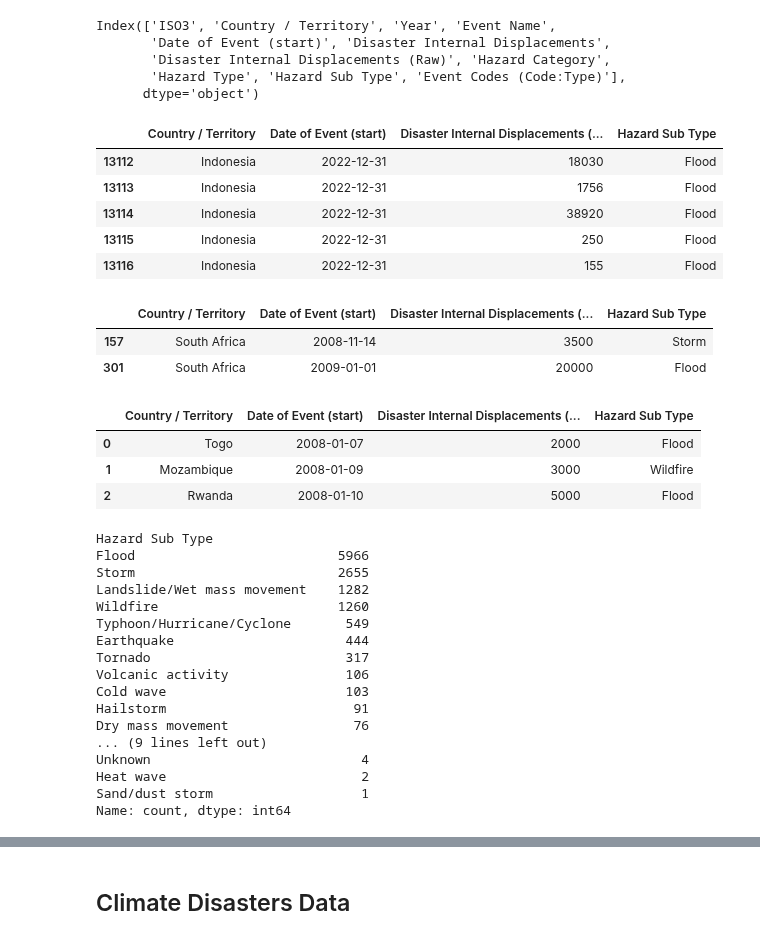
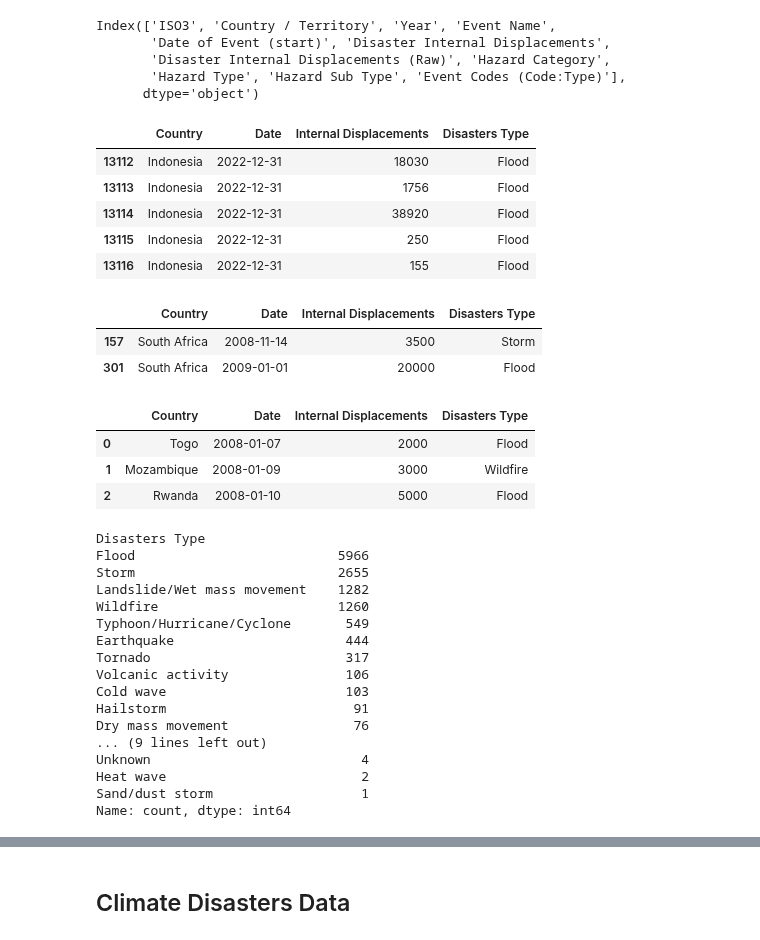
Before and after one commit to 0xpix/CERI-Project, a Jupyter notebook: notebooks/EDA.ipynb, the cells around one changed output, grey strips where cells are left out. Saved outputs shown, nothing was run; the diff lists cells and outputs as text; code cells hidden in the pictures.

```diff
--- a/notebooks/EDA.ipynb
+++ b/notebooks/EDA.ipynb
@@ -50,13 +60,16 @@ Index(['ISO3', 'Country / Territory', 'Year', 'Event Name',
 # %%
 # Array of the relevent columns
 columns = ['Country / Territory', 'Date of Event (start)',
            'Disaster Internal Displacements (Raw)', 'Hazard Sub Type']
 
 # Create the data with the relevent columns
 displacement_data_with_selected_columns = Displacement_raw_data[columns]
+
+# rename the columns
+displacement_data_with_selected_columns.columns = ['Country', 'Date', 'Internal Displacements', 'Disasters Type']
 displacement_data_with_selected_columns.tail()
 # %% [output]
-|  | Country / Territory | Date of Event (start) | Disaster Internal Displacements (... | Hazard Sub Type |
+|  | Country | Date | Internal Displacements | Disasters Type |
 | 13112 | Indonesia | 2022-12-31 | 18030 | Flood |
 | 13113 | Indonesia | 2022-12-31 | 1756 | Flood |
 | 13114 | Indonesia | 2022-12-31 | 38920 | Flood |
@@ -64,9 +77,9 @@ displacement_data_with_selected_columns.tail()
 | 13116 | Indonesia | 2022-12-31 | 155 | Flood |
 # %%
 #
-displacement_data_with_selected_columns[displacement_data_with_selected_columns['Country / Territory'] == 'South Africa'].head(2)
+displacement_data_with_selected_columns[displacement_data_with_selected_columns['Country'] == 'South Africa'].head(2)
 # %% [output]
-|  | Country / Territory | Date of Event (start) | Disaster Internal Displacements (... | Hazard Sub Type |
+|  | Country | Date | Internal Displacements | Disasters Type |
 | 157 | South Africa | 2008-11-14 | 3500 | Storm |
 | 301 | South Africa | 2009-01-01 | 20000 | Flood |
 # %%
@@ -83,17 +96,17 @@ country_names = ["Angola", "Benin", "Botswana", "Burkina Faso", "Burundi", "Came
                 "Uganda", "Western Sahara", "Zambia", "Zimbabwe"]
 
 # Create the data with Sub-Saharan countries only
-sub_saharan_displacement_data = displacement_data_with_selected_columns[displacement_data_with_selected_columns['Country / Territory'].isin(country_names)].reset_index(drop=True)
+sub_saharan_displacement_data = displacement_data_with_selected_columns[displacement_data_with_selected_columns['Country'].isin(country_names)].reset_index(drop=True)
 sub_saharan_displacement_data.head(3)
 # %% [output]
-|  | Country / Territory | Date of Event (start) | Disaster Internal Displacements (... | Hazard Sub Type |
+|  | Country | Date | Internal Displacements | Disasters Type |
 | 0 | Togo | 2008-01-07 | 2000 | Flood |
 | 1 | Mozambique | 2008-01-09 | 3000 | Wildfire |
 | 2 | Rwanda | 2008-01-10 | 5000 | Flood |
 # %%
-displacement_data_with_selected_columns['Hazard Sub Type'].value_counts()
+displacement_data_with_selected_columns['Disasters Type'].value_counts()
 # %% [output]
-Hazard Sub Type
+Disasters Type
 Flood                          5966
 Storm                          2655
 Landslide/Wet mass movement    1282
```
Also changed, not shown: parts of 26 cells of this notebook.
